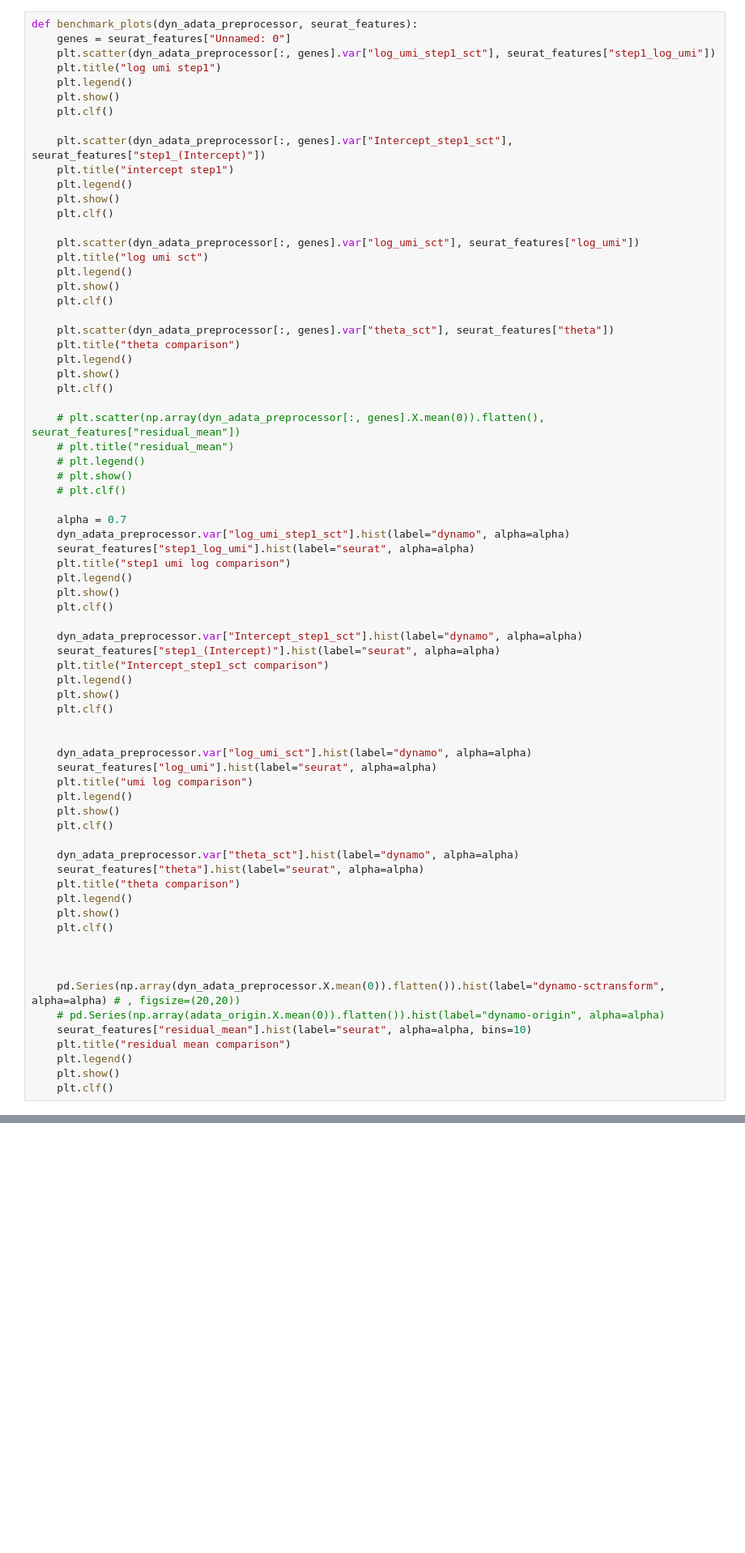
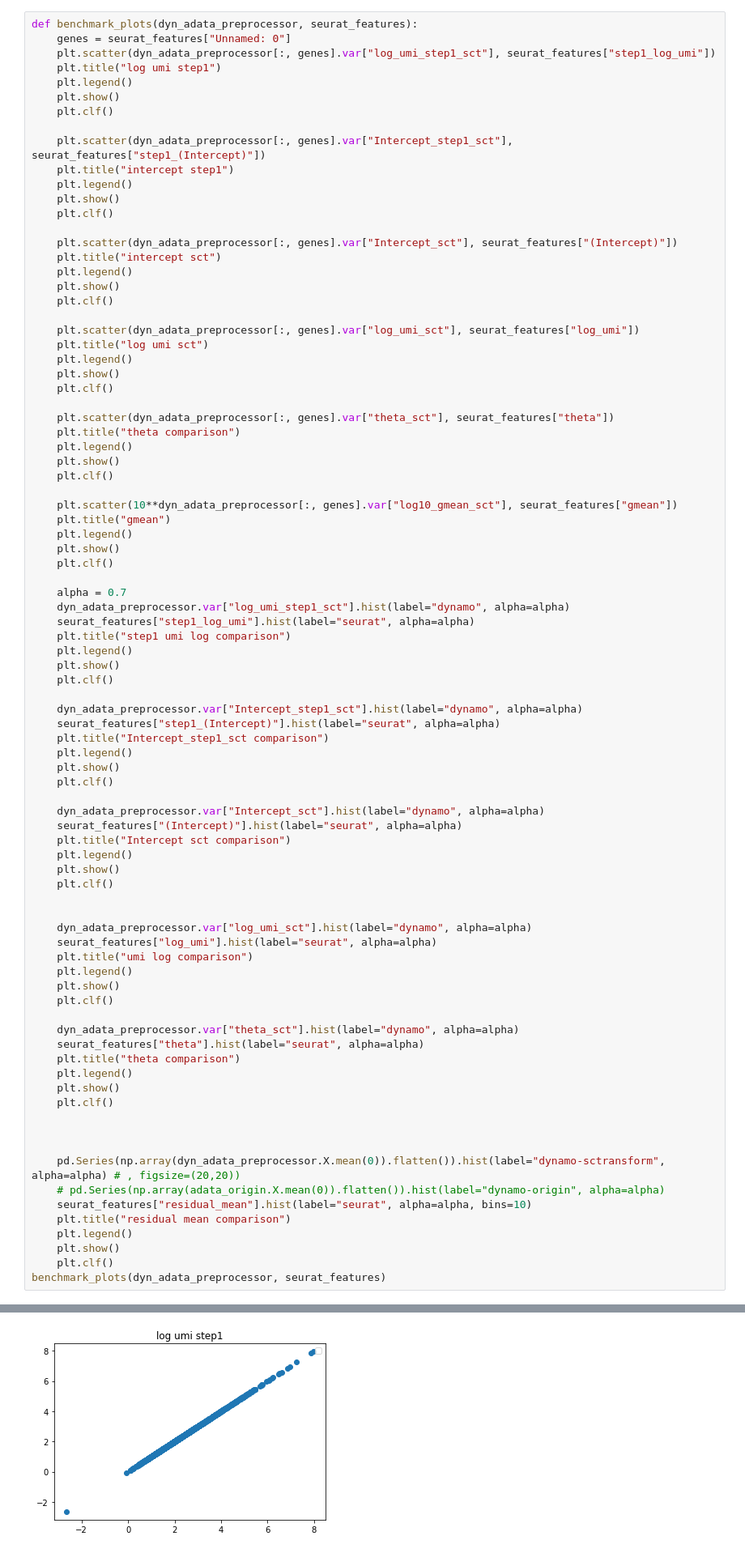
Before and after one commit to aristoteleo/dynamo-notebooks, a Jupyter notebook: normalization/seurat-sctransform-benchmark-zebrafish-fixed2000.ipynb, the cells around one changed output, grey strips where cells are left out. Shown at 81% size. Drawn from its saved outputs; the diff is of its cells as text; blank space fills up the shorter version.

```diff
--- a/normalization/seurat-sctransform-benchmark-zebrafish-fixed2000.ipynb
+++ b/normalization/seurat-sctransform-benchmark-zebrafish-fixed2000.ipynb
@@ -126,6 +182,12 @@ def benchmark_plots(dyn_adata_preprocessor, seurat_features):
 
     plt.scatter(dyn_adata_preprocessor[:, genes].var["Intercept_step1_sct"], seurat_features["step1_(Intercept)"])
     plt.title("intercept step1")
+    plt.legend()
+    plt.show()
+    plt.clf()
+
+    plt.scatter(dyn_adata_preprocessor[:, genes].var["Intercept_sct"], seurat_features["(Intercept)"])
+    plt.title("intercept sct")
     plt.legend()
     plt.show()
     plt.clf()
@@ -142,11 +204,11 @@ def benchmark_plots(dyn_adata_preprocessor, seurat_features):
     plt.show()
     plt.clf()
 
-    # plt.scatter(np.array(dyn_adata_preprocessor[:, genes].X.mean(0)).flatten(), seurat_features["residual_mean"])
-    # plt.title("residual_mean")
-    # plt.legend()
-    # plt.show()
-    # plt.clf()
+    plt.scatter(10**dyn_adata_preprocessor[:, genes].var["log10_gmean_sct"], seurat_features["gmean"])
+    plt.title("gmean")
+    plt.legend()
+    plt.show()
+    plt.clf()
 
     alpha = 0.7
     dyn_adata_preprocessor.var["log_umi_step1_sct"].hist(label="dynamo", alpha=alpha)
@@ -159,6 +221,13 @@ def benchmark_plots(dyn_adata_preprocessor, seurat_features):
     dyn_adata_preprocessor.var["Intercept_step1_sct"].hist(label="dynamo", alpha=alpha)
     seurat_features["step1_(Intercept)"].hist(label="seurat", alpha=alpha)
     plt.title("Intercept_step1_sct comparison")
+    plt.legend()
+    plt.show()
+    plt.clf()
+
+    dyn_adata_preprocessor.var["Intercept_sct"].hist(label="dynamo", alpha=alpha)
+    seurat_features["(Intercept)"].hist(label="seurat", alpha=alpha)
+    plt.title("Intercept sct comparison")
     plt.legend()
     plt.show()
     plt.clf()
@@ -187,3 +256,5 @@ def benchmark_plots(dyn_adata_preprocessor, seurat_features):
     plt.legend()
     plt.show()
     plt.clf()
+benchmark_plots(dyn_adata_preprocessor, seurat_features)
+# %% [output]
@@ -189,0 +262 @@ def benchmark_plots(dyn_adata_preprocessor, seurat_features):
+[figure, added]
```
Also changed, not shown: parts of 17 cells of this notebook.
